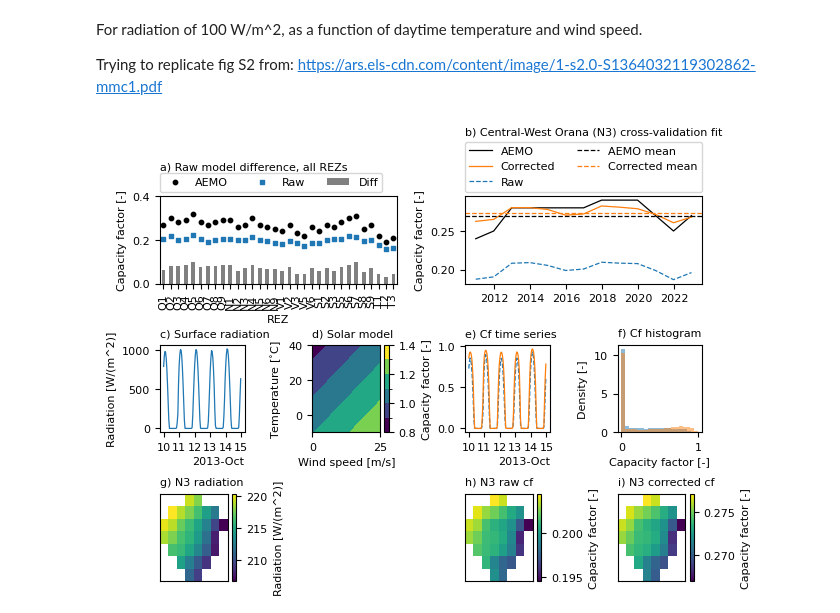
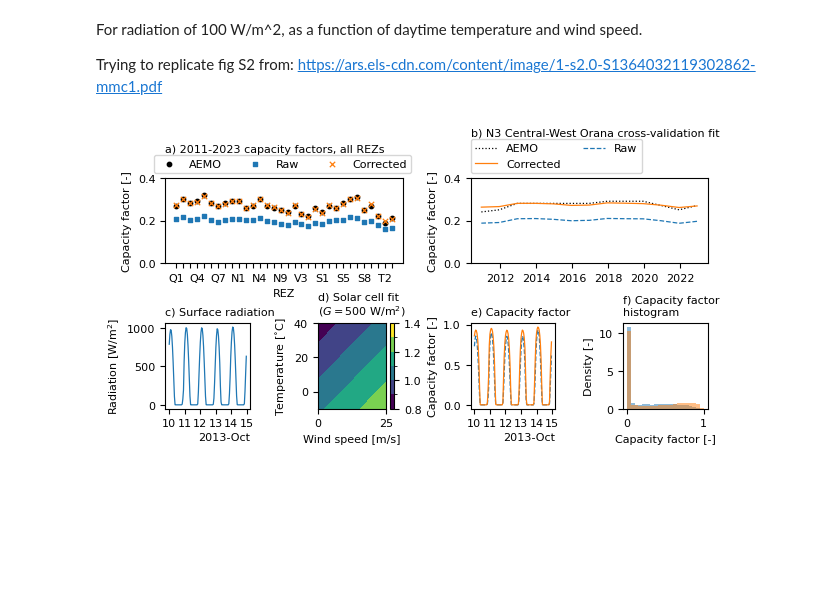
Before and after one commit to dougrichardson/power_models, a Jupyter notebook: 05_cf_REZ_bias_correct.ipynb, the cells around one changed output. Drawn from its saved outputs; the diff is of its cells as text; code cells hidden in the pictures; blank space fills up the shorter version.

Commit message:
Edited capacity factor fit figures

```diff
--- a/05_cf_REZ_bias_correct.ipynb
+++ b/05_cf_REZ_bias_correct.ipynb
@@ -683,2 +478,0 @@ Coordinates:
-# %%
-ws = sel_cell(w100_r, lat=-38., lon=142.5)
@@ -808,15 +613,16 @@ def BC_ts(ax, cf_da, cf_bc_da, cf_type):
         isp_cfs[cf_type].loc[r].copy().drop("Avg", axis=0).values,
         dims=_c.dims,
         coords=_c.coords
-    ).plot(ax=ax, label="AEMO", c="k")
+    ).plot(ax=ax, label="AEMO", c="k", ls=":")
 
     _c.plot(ax=ax, color="tab:orange", label="Corrected")
 
     FY_mean(cf_da.mean(["lat", "lon"])).plot(ax=ax, color="tab:blue", ls="--", label="Raw")
 
-    ax.axhline(isp_cfs[cf_type].loc[r].copy()["Avg"], c="k", ls="--", label="AEMO mean")
-    ax.axhline(_c.mean(), c="tab:orange", ls="--", label="Corrected mean")
-
+    # ax.axhline(isp_cfs[cf_type].loc[r].copy()["Avg"], c="k", ls="--", label="AEMO mean")
+    # ax.axhline(_c.mean(), c="tab:orange", ls="--", label="Corrected mean")
+    ax.set_ylim(0, 0.4)
+    ax.set_yticks([0, 0.2, 0.4])
     ax.legend(ncols=2, fontsize=8, loc=(0, 1.05))
     ax.set_title("")
     ax.set_ylabel("Capacity factor [-]")
@@ -860,7 +666,7 @@ def plot_turbine(ax, ws, time_slice=slice("2013-10-10", "2013-10-20")):
     p = capacity_factor_vdW(x)
 
     _ = ax.hist(sel_cell(ws, time=time_slice), "fd", density=True, label="Wind speed")
-    ax.set_ylabel("Density [-]")
+    ax.set_ylabel("Density [s/m]")
     ax.set_xlabel("Wind speed [m/s]")
     # ax.axvline(3.5, c="k")
     # ax.axvline(13, c="k")
@@ -974,7 +786,7 @@ P_R = np.empty((100, 100))
 # %%
 for i,w in enumerate(dummy_w):
     for j, t in enumerate(dummy_t):
-        T_cell = cell_temperature(t, 400, w)
+        T_cell = cell_temperature(t, 500, w)
         P_R[i, j] = performance_ratio(T_cell)
 # %%
 P_R = xr.DataArray(
@@ -989,52 +801,54 @@ def plot_panel(ax, pr):
     ax.set_ylabel(r"Temperature [$^{\circ}$C]")
 # %%
 with plt.rc_context(plt_params):
-    fig = plt.figure(figsize=(7,5))
+    fig = plt.figure(figsize=(7,3))
 
-    gs = fig.add_gridspec(3, 4)#, width_ratios=[0.4, 0.6], height_ratios=[0.5, 0.5])
+    gs = fig.add_gridspec(2, 4)#, width_ratios=[0.4, 0.6], height_ratios=[0.5, 0.5])
 
     ax00 = fig.add_subplot(gs[0,:2])
     ax01 = fig.add_subplot(gs[0,2:])
     ax10 = fig.add_subplot(gs[1,0])
     ax11 = fig.add_subplot(gs[1,1])
     ax12 = fig.add_subplot(gs[1,2])
     ax13 = fig.add_subplot(gs[1,3])
-    ax20 = fig.add_subplot(gs[2,0])
-    ax22 = fig.add_subplot(gs[2,2])
-    ax23 = fig.add_subplot(gs[2,3])
+    # ax20 = fig.add_subplot(gs[2,0])
+    # ax22 = fig.add_subplot(gs[2,2])
+    # ax23 = fig.add_subplot(gs[2,3])
 
     # All REZ barplot
     rez_barplot(ax00, "solarpv")
-    ax00.set_title("a) Raw model difference, all REZs", y=1.2, fontsize=8, loc="left")
+    ax00.set_title("a) 2011-2023 capacity factors, all REZs", y=1.2, fontsize=8, loc="left")
 
     # CV time series
     BC_ts(ax01, cf_r_solar, cf_r_bc_solar, "solarpv")
-    ax01.set_title("b) Central-West Orana (N3) cross-validation fit", y=1.6, fontsize=8, loc="left")
+    ax01.set_title("b) N3 Central-West Orana cross-validation fit", y=1.4, fontsize=8, loc="left")
 
     # Variable time series
-    plot_var_ts(ax10, rad_r, "Radiation [W/(m^2)]", time_slice=slice("2013-10-10", "2013-10-14"))
+    plot_var_ts(ax10, rad_r, r"Radiation [W/m${^2}$]", time_slice=slice("2013-10-10", "2013-10-14"))
     ax10.set_title("c) Surface radiation", fontsize=8, loc="left")
     # Solar panel fit
     plot_panel(ax11 ,P_R)
-    ax11.set_title("d) Solar model", fontsize=8, loc="left")
+    ax11.set_title("d) Solar cell fit\n"+r"($G=500$ W/m${^2}$)", fontsize=8, loc="left")
     # CF time series
     plot_cf_ts(ax12, cf_r_solar, cf_r_bc_solar, time_slice=slice("2013-10-10", "2013-10-14"))
-    ax12.set_title("e) Cf time series", fontsize=8, loc="left")
+    ax12.set_title("e) Capacity factor", fontsize=8, loc="left")
     # CF histogram
     plot_cf_hist(ax13, cf_r_solar, cf_r_bc_solar)
-    ax13.set_title("f) Cf histogram", fontsize=8, loc="left")
+    ax13.set_title("f) Capacity factor\nhistogram", fontsize=8, loc="left")
 
-    # Input variable mean
-    plot_rez(ax20, rad_r, "Radiation [W/(m^2)]")
-    ax20.set_title("g) N3 radiation", fontsize=8, loc="left")
-    # Raw cf
-    plot_rez(ax22, cf_r_solar)
-    ax22.set_title("h) N3 raw cf", fontsize=8, loc="left")
-    # BS cf
-    plot_rez(ax23, cf_r_bc_solar)
-    ax23.set_title("i) N3 corrected cf", fontsize=8, loc="left")
+    # # Input variable mean
+    # plot_rez(ax20, rad_r, "Radiation [W/(m^2)]")
+    # ax20.set_title("g) N3 radiation", fontsize=8, loc="left")
+    # # Raw cf
+    # plot_rez(ax22, cf_r_solar)
+    # ax22.set_title("h) N3 raw cf", fontsize=8, loc="left")
+    # # BS cf
+    # plot_rez(ax23, cf_r_bc_solar)
+    # ax23.set_title("i) N3 corrected cf", fontsize=8, loc="left")
 
     # plt.tight_layout()
     plt.subplots_adjust(wspace=0.8, hspace=0.7)
+
+    plt.savefig("figures/model_fit_solar.pdf", format="pdf", bbox_inches="tight")
 # %% [output]
-[figure, old version]
+[figure, new version]
```
Also changed, not shown: parts of 56 cells of this notebook, 2 other files.
